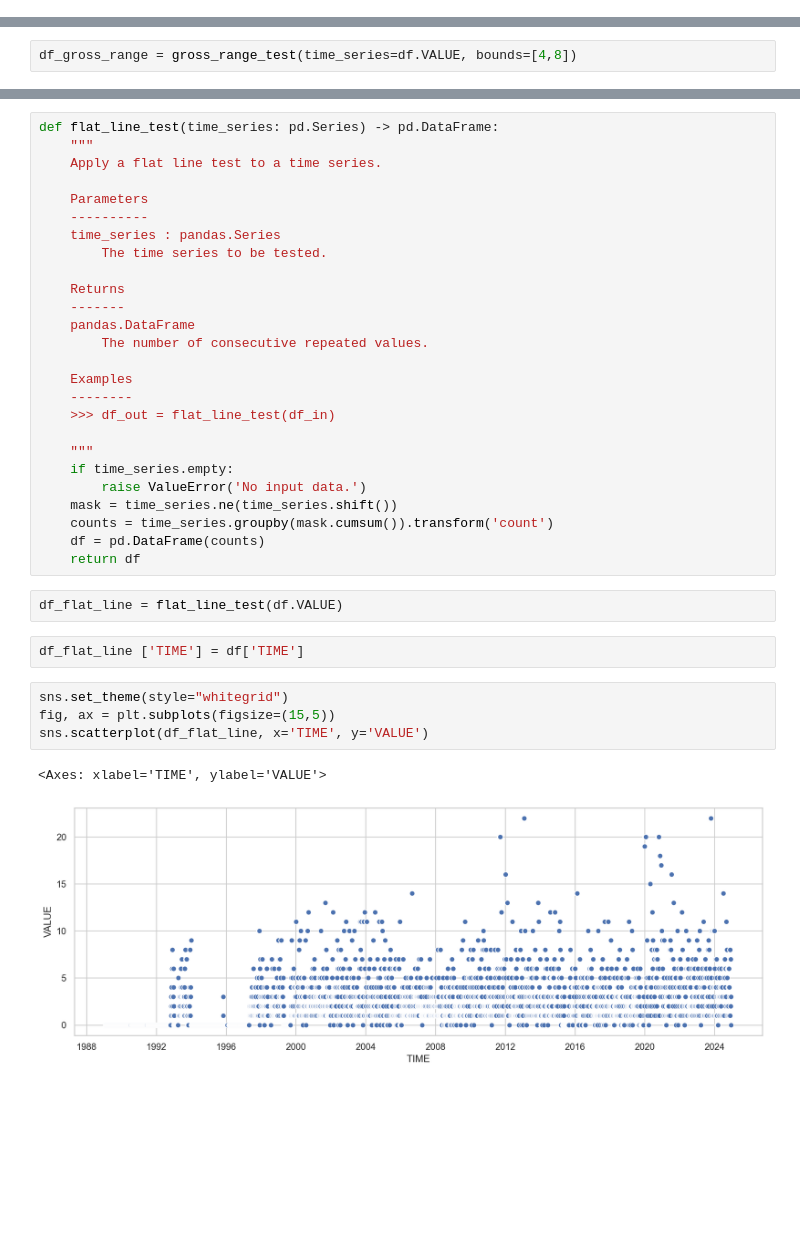
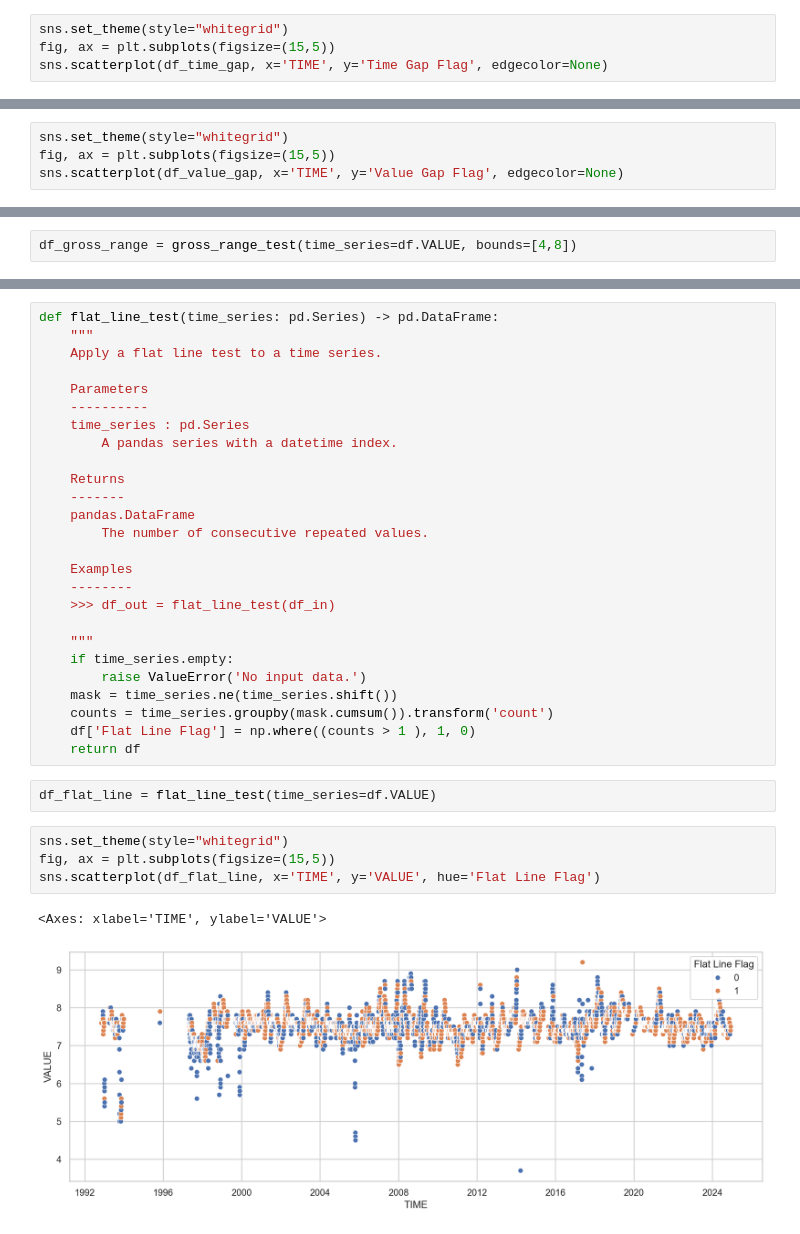
Before and after one commit to DWR-QA-Program/caldata-dsa-outlier-tool, a Jupyter notebook: dwr/dwr.ipynb, the cells around one changed output, grey strips where cells are left out. Cells and saved outputs as stored; diff of their text form; blank space fills up the shorter version.

Commit message:
implemented 4/6 tests in group 1

```diff
--- a/dwr/dwr.ipynb
+++ b/dwr/dwr.ipynb
@@ -92,0 +127,4 @@ np.nanmax(df.VALUE), np.nanmin(df.VALUE)
+# %%
+sns.set_theme(style="whitegrid")
+fig, ax = plt.subplots(figsize=(15,5))
+sns.scatterplot(df_time_gap, x='TIME', y='Time Gap Flag', edgecolor=None)
@@ -92,0 +160,4 @@ np.nanmax(df.VALUE), np.nanmin(df.VALUE)
+# %%
+sns.set_theme(style="whitegrid")
+fig, ax = plt.subplots(figsize=(15,5))
+sns.scatterplot(df_value_gap, x='TIME', y='Value Gap Flag', edgecolor=None)
@@ -147,8 +225,8 @@ def flat_line_test(time_series: pd.Series) -> pd.DataFrame:
 
     Parameters
     ----------
-    time_series : pandas.Series
-        The time series to be tested.
+    time_series : pd.Series
+        A pandas series with a datetime index.
 
     Returns
     -------
@@ -164,16 +242,14 @@ def flat_line_test(time_series: pd.Series) -> pd.DataFrame:
         raise ValueError('No input data.')
     mask = time_series.ne(time_series.shift())
     counts = time_series.groupby(mask.cumsum()).transform('count')
-    df = pd.DataFrame(counts)
+    df['Flat Line Flag'] = np.where((counts > 1 ), 1, 0)
     return df
 # %%
-df_flat_line = flat_line_test(df.VALUE)
+df_flat_line = flat_line_test(time_series=df.VALUE)
-# %%
-df_flat_line ['TIME'] = df['TIME']
 # %%
 sns.set_theme(style="whitegrid")
 fig, ax = plt.subplots(figsize=(15,5))
-sns.scatterplot(df_flat_line, x='TIME', y='VALUE')
+sns.scatterplot(df_flat_line, x='TIME', y='VALUE', hue='Flat Line Flag')
 # %% [output]
 <Axes: xlabel='TIME', ylabel='VALUE'>
-[figure, old version]
+[figure, new version]
```
Also changed, not shown: parts of 20 cells of this notebook.
